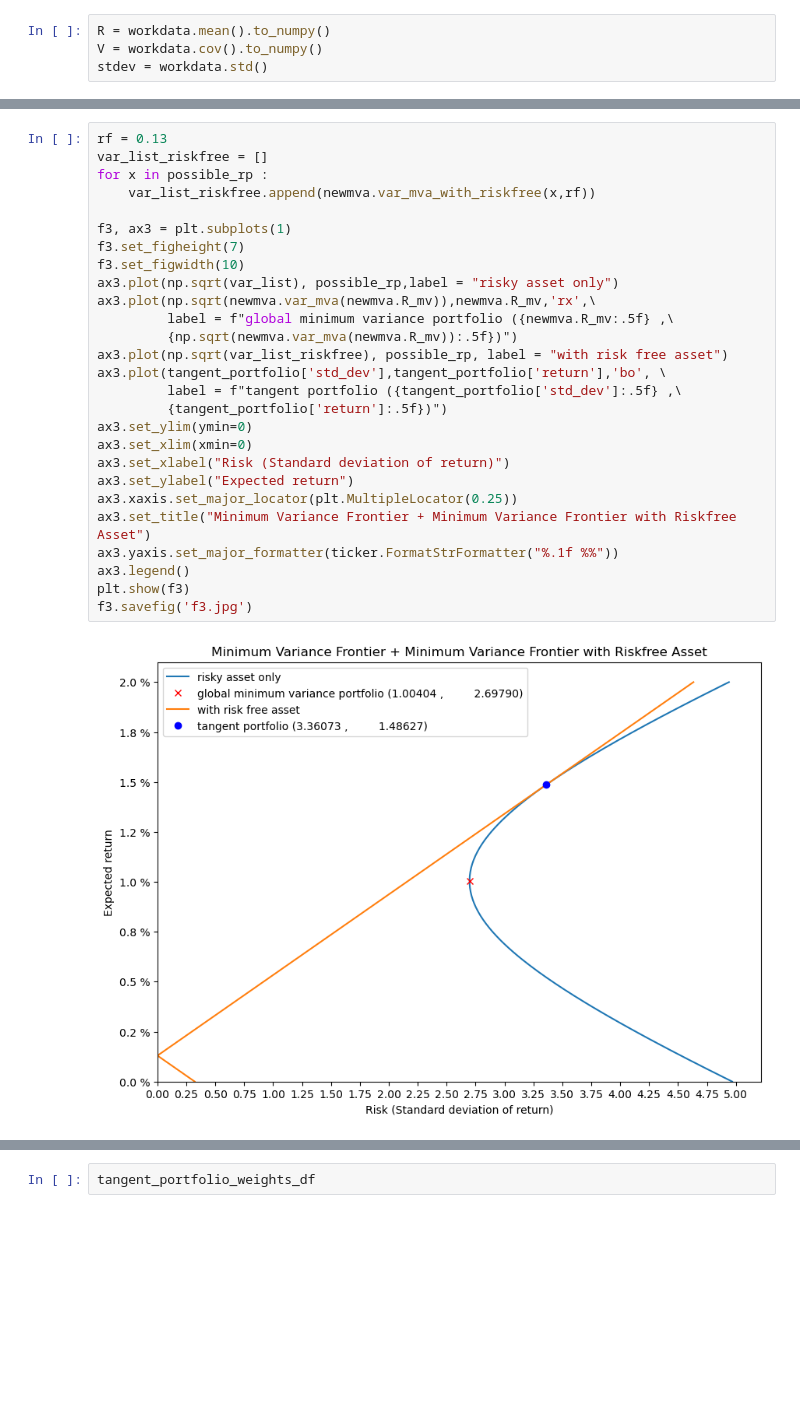
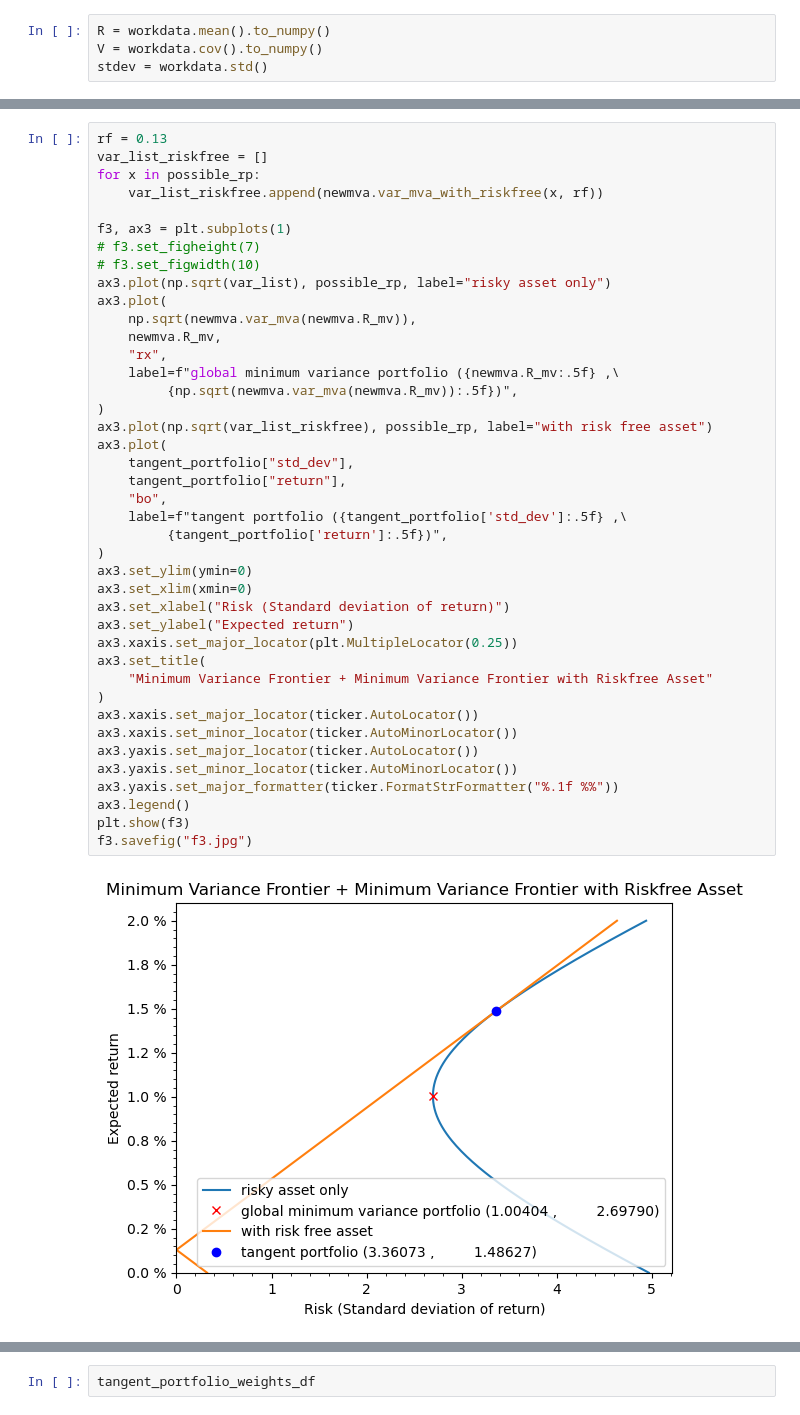
Before and after one commit to kilowiski/qf600, a Jupyter notebook: assignment_1/assignment1.ipynb, the cells around one changed output, grey strips where cells are left out. Cells and saved outputs as stored; diff of their text form; blank space fills up the shorter version.

```diff
--- a/assignment_1/assignment1.ipynb
+++ b/assignment_1/assignment1.ipynb
@@ -155,30 +215,44 @@ pd.DataFrame.from_dict(noweights, orient ='index')
 # %%
 rf = 0.13
 var_list_riskfree = []
-for x in possible_rp :
-    var_list_riskfree.append(newmva.var_mva_with_riskfree(x,rf))
+for x in possible_rp:
+    var_list_riskfree.append(newmva.var_mva_with_riskfree(x, rf))
 
 f3, ax3 = plt.subplots(1)
-f3.set_figheight(7)
-f3.set_figwidth(10)
-ax3.plot(np.sqrt(var_list), possible_rp,label = "risky asset only")
-ax3.plot(np.sqrt(newmva.var_mva(newmva.R_mv)),newmva.R_mv,'rx',\
-         label = f"global minimum variance portfolio ({newmva.R_mv:.5f} ,\
-         {np.sqrt(newmva.var_mva(newmva.R_mv)):.5f})")
-ax3.plot(np.sqrt(var_list_riskfree), possible_rp, label = "with risk free asset")
-ax3.plot(tangent_portfolio['std_dev'],tangent_portfolio['return'],'bo', \
-         label = f"tangent portfolio ({tangent_portfolio['std_dev']:.5f} ,\
-         {tangent_portfolio['return']:.5f})")
+# f3.set_figheight(7)
+# f3.set_figwidth(10)
+ax3.plot(np.sqrt(var_list), possible_rp, label="risky asset only")
+ax3.plot(
+    np.sqrt(newmva.var_mva(newmva.R_mv)),
+    newmva.R_mv,
+    "rx",
+    label=f"global minimum variance portfolio ({newmva.R_mv:.5f} ,\
+         {np.sqrt(newmva.var_mva(newmva.R_mv)):.5f})",
+)
+ax3.plot(np.sqrt(var_list_riskfree), possible_rp, label="with risk free asset")
+ax3.plot(
+    tangent_portfolio["std_dev"],
+    tangent_portfolio["return"],
+    "bo",
+    label=f"tangent portfolio ({tangent_portfolio['std_dev']:.5f} ,\
+         {tangent_portfolio['return']:.5f})",
+)
 ax3.set_ylim(ymin=0)
 ax3.set_xlim(xmin=0)
 ax3.set_xlabel("Risk (Standard deviation of return)")
 ax3.set_ylabel("Expected return")
 ax3.xaxis.set_major_locator(plt.MultipleLocator(0.25))
-ax3.set_title("Minimum Variance Frontier + Minimum Variance Frontier with Riskfree Asset")
+ax3.set_title(
+    "Minimum Variance Frontier + Minimum Variance Frontier with Riskfree Asset"
+)
+ax3.xaxis.set_major_locator(ticker.AutoLocator())
+ax3.xaxis.set_minor_locator(ticker.AutoMinorLocator())
+ax3.yaxis.set_major_locator(ticker.AutoLocator())
+ax3.yaxis.set_minor_locator(ticker.AutoMinorLocator())
 ax3.yaxis.set_major_formatter(ticker.FormatStrFormatter("%.1f %%"))
 ax3.legend()
 plt.show(f3)
-f3.savefig('f3.jpg')
+f3.savefig("f3.jpg")
 # %% [output]
-[figure, old version]
+[figure, new version]
 # %%
```
Also changed, not shown: parts of 15 cells of this notebook.
